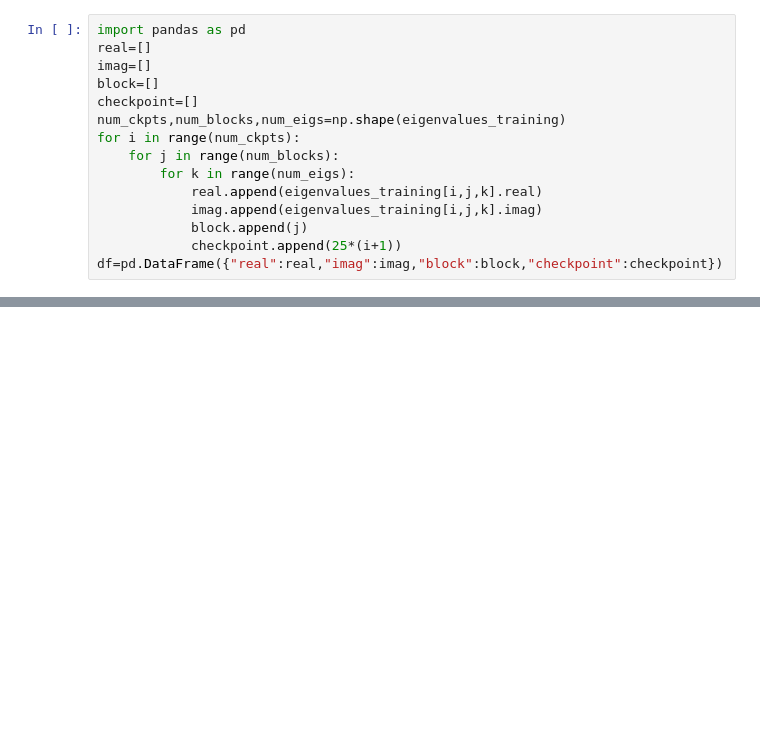
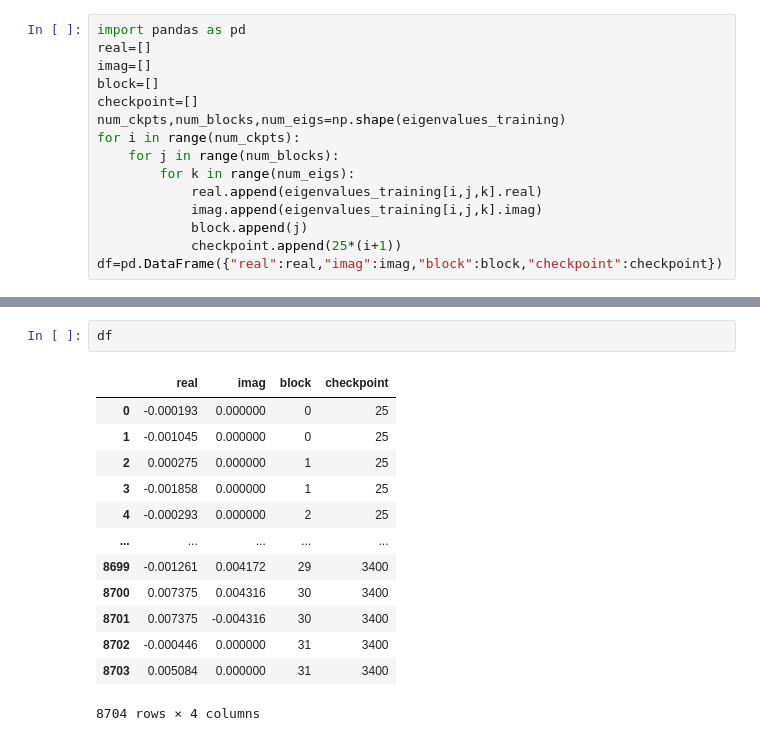
Before and after one commit to HugoKoubbi/Transformers-2024-LoRA, a Jupyter notebook: Llama2_Experiments/code/visu.ipynb, the cells around one changed output, grey strips where cells are left out. Saved outputs shown, nothing was run; the diff lists cells and outputs as text; blank space fills up the shorter version.

```diff
--- a/Llama2_Experiments/code/visu.ipynb
+++ b/Llama2_Experiments/code/visu.ipynb
@@ -185,0 +217,16 @@ Block 5
+# %%
+df
+# %% [output]
+|  | real | imag | block | checkpoint |
+| 0 | -0.000193 | 0.000000 | 0 | 25 |
+| 1 | -0.001045 | 0.000000 | 0 | 25 |
+| 2 | 0.000275 | 0.000000 | 1 | 25 |
+| 3 | -0.001858 | 0.000000 | 1 | 25 |
+| 4 | -0.000293 | 0.000000 | 2 | 25 |
+| ... | ... | ... | ... | ... |
+| 8699 | -0.001261 | 0.004172 | 29 | 3400 |
+| 8700 | 0.007375 | 0.004316 | 30 | 3400 |
+| 8701 | 0.007375 | -0.004316 | 30 | 3400 |
+| 8702 | -0.000446 | 0.000000 | 31 | 3400 |
+| 8703 | 0.005084 | 0.000000 | 31 | 3400 |
+8704 rows × 4 columns
```
Also changed, not shown: parts of 3 cells of this notebook, 33 other files.
